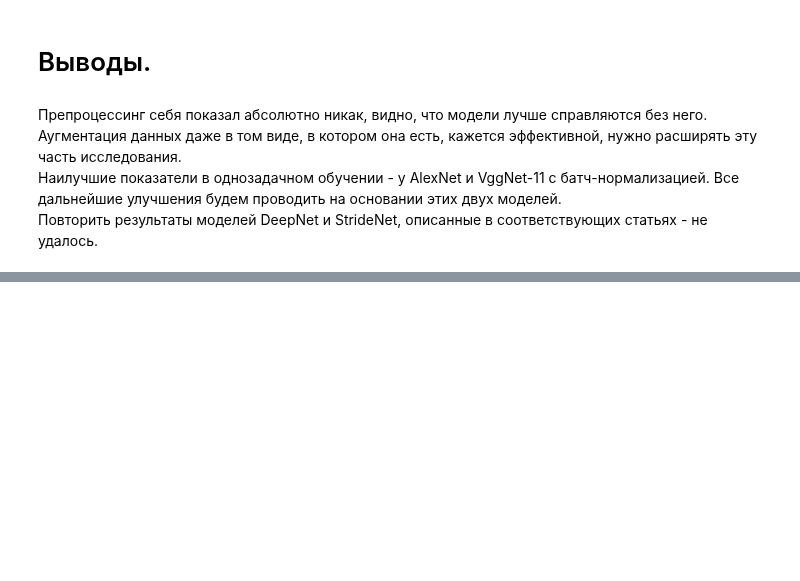
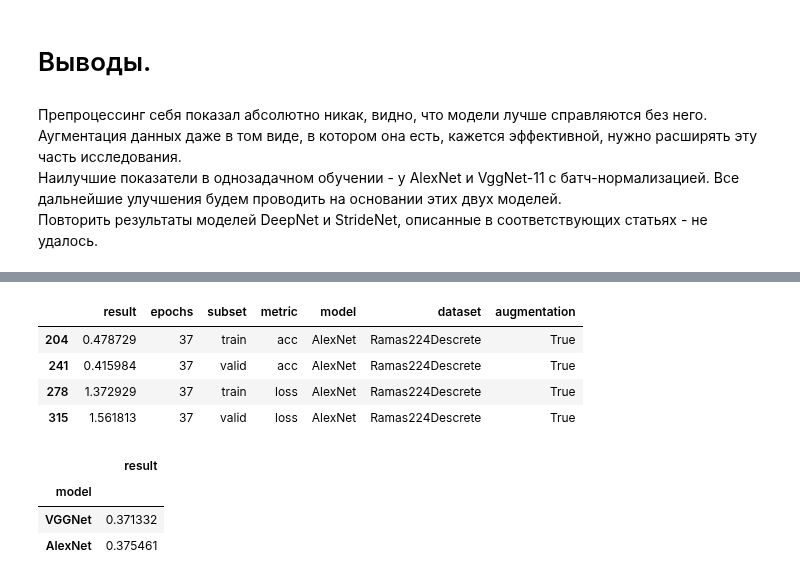
Before and after one commit to iamryabinov/SER_neuro, a Jupyter notebook: interpret_results.ipynb, the cells around one changed output, grey strips where cells are left out. Saved outputs shown, nothing was run; the diff lists cells and outputs as text; code cells hidden in the pictures; blank space fills up the shorter version.

```diff
--- a/interpret_results.ipynb
+++ b/interpret_results.ipynb
@@ -223,0 +268,19 @@ Validation accuracy у этих моделей получился идентич
+# %%
+first_results = df.loc[(df['model'] == 'AlexNet') & (df['augmentation'] == True) ]
+first_results.loc[first_results['epochs'] == 37]
+# %% [output]
+|  | result | epochs | subset | metric | model | dataset | augmentation |
+| 204 | 0.478729 | 37 | train | acc | AlexNet | Ramas224Descrete | True |
+| 241 | 0.415984 | 37 | valid | acc | AlexNet | Ramas224Descrete | True |
+| 278 | 1.372929 | 37 | train | loss | AlexNet | Ramas224Descrete | True |
+| 315 | 1.561813 | 37 | valid | loss | AlexNet | Ramas224Descrete | True |
+# %%
+val_losses = binary.loc[(binary['metric'] == 'loss') & (binary['subset'] == 'valid')]
+best_results = val_losses.groupby('model').min().sort_values('result')
+best_results.drop(best_results.columns.tolist()[1:], axis=1, inplace=True)
+best_results
+# %% [output]
+|  | result |
+| model |  |
+| VGGNet | 0.371332 |
+| AlexNet | 0.375461 |
```
Also changed, not shown: parts of 7 cells of this notebook, 6 other files.
